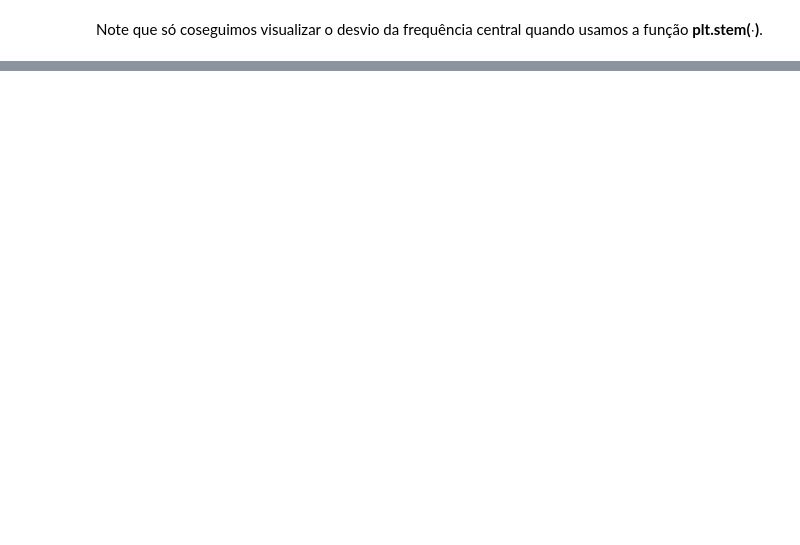
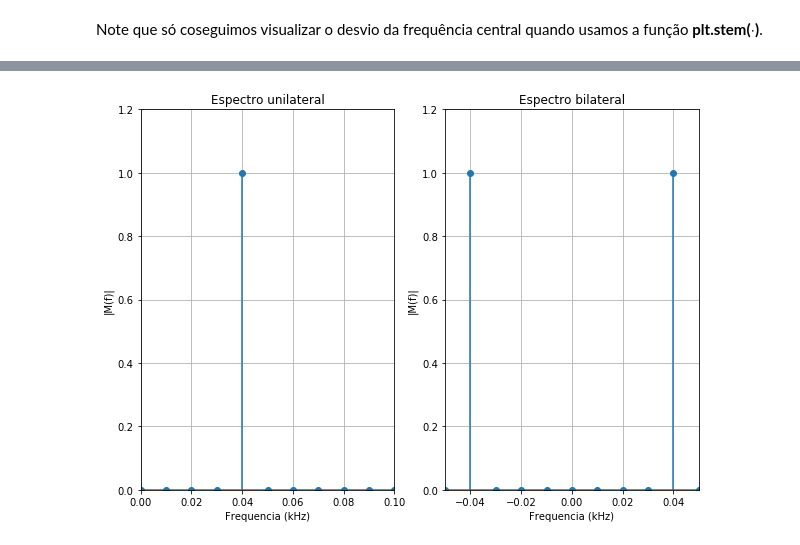
Before and after one commit to josemcast/DCO2004_LabPSC, a Jupyter notebook: h03_python.ipynb, the cells around one changed output, grey strips where cells are left out. Drawn from its saved outputs; the diff is of its cells as text; code cells hidden in the pictures; blank space fills up the shorter version.

```diff
--- a/h03_python.ipynb
+++ b/h03_python.ipynb
@@ -321,0 +335,49 @@ Note que só coseguimos visualizar o desvio da frequência central quando usamos
+# %%
+import numpy as np
+import matplotlib.pyplot as plt
+
+## Geração do sinal cosenoidal
+fsampling = 10                                               #Taxa de amostragem
+tf = 200                                                     #Tempo entre amostras
+t =  np.arange(0,tf+1/fsampling,1/fsampling)                 #Eixo do tempo
+fm = 0.04                                                    #Frequência da senoide
+Am = 2                                                       #Amplitude da senoide
+m = Am*np.cos(2*np.pi*fm*t)                                  #Sinal senoidal
+
+## Plot do sinal M(f): single-sided amplitude spectrum.
+# Visualizando a amplitude do espectro com um tamanho arbitrário para a fft
+lfft = 1000
+## Construção do single-sided amplitude spectrum.
+yfft = np.fft.fft(m,lfft)/lfft                               # Cálculo da FFT via função do Matlab
+freq1 = np.arange(0,fsampling/2,fsampling/lfft)              # Definição do eixo das frequências unilateral
+yfftuni = yfft[0:lfft//2]                                    # Coleta da FFT unilateral
+
+plt.figure(1,[10,7])
+plt.subplot(121)
+plt.stem(freq1,np.abs(yfftuni))                                 # Plotagem do espectro unilateral M(f)
+plt.title('Espectro unilateral')                             # Configuração do título do gráfico
+plt.xlabel('Frequencia (kHz)')                               # Configuração do eixo x do gráfico
+plt.ylabel('|M(f)|')                                         # Configuração do eixo y do gráfico
+plt.grid()                                                   # Adiona o grid
+plt.axis([0,0.1,0,1.2])                                      # Zoom do gráfico
+
+## Plot do sinal M(f): double-sided amplitude spectrum.
+# Colocando as frequência no lado esquerdo
+plt.subplot(122)
+## Construção do double-sided amplitude spectrum.
+lfftd = 1000
+yfftd = np.fft.fft(m,lfftd)/lfftd                            # Cálculo da FFT via função do Matlab
+yfftd = np.fft.fftshift(yfft)
+# Definição do eixo das frequências unilateral
+freqd = np.fft.fftfreq(lfftd,1/fsampling)
+freqd = np.fft.fftshift(np.fft.fftfreq(lfftd,1/fsampling))
+plt.stem(freqd,np.abs(yfftd))                                # Plotagem do espectro unilateral M(f)
+plt.title('Espectro bilateral')                              # Configuração do título do gráfico
+plt.xlabel('Frequencia (kHz)')                               # Configuração do eixo x do gráfico
+plt.ylabel('|M(f)|')                                         # Configuração do eixo y do gráfico
+plt.grid()                                                   # Adiona o grid
+plt.axis([-0.05,0.05,0,1.2])                                      # Zoom do gráfico
+
+plt.show()
+# %% [output]
+[figure, added]
```
Also changed, not shown: parts of 7 cells of this notebook, 2 other files.
